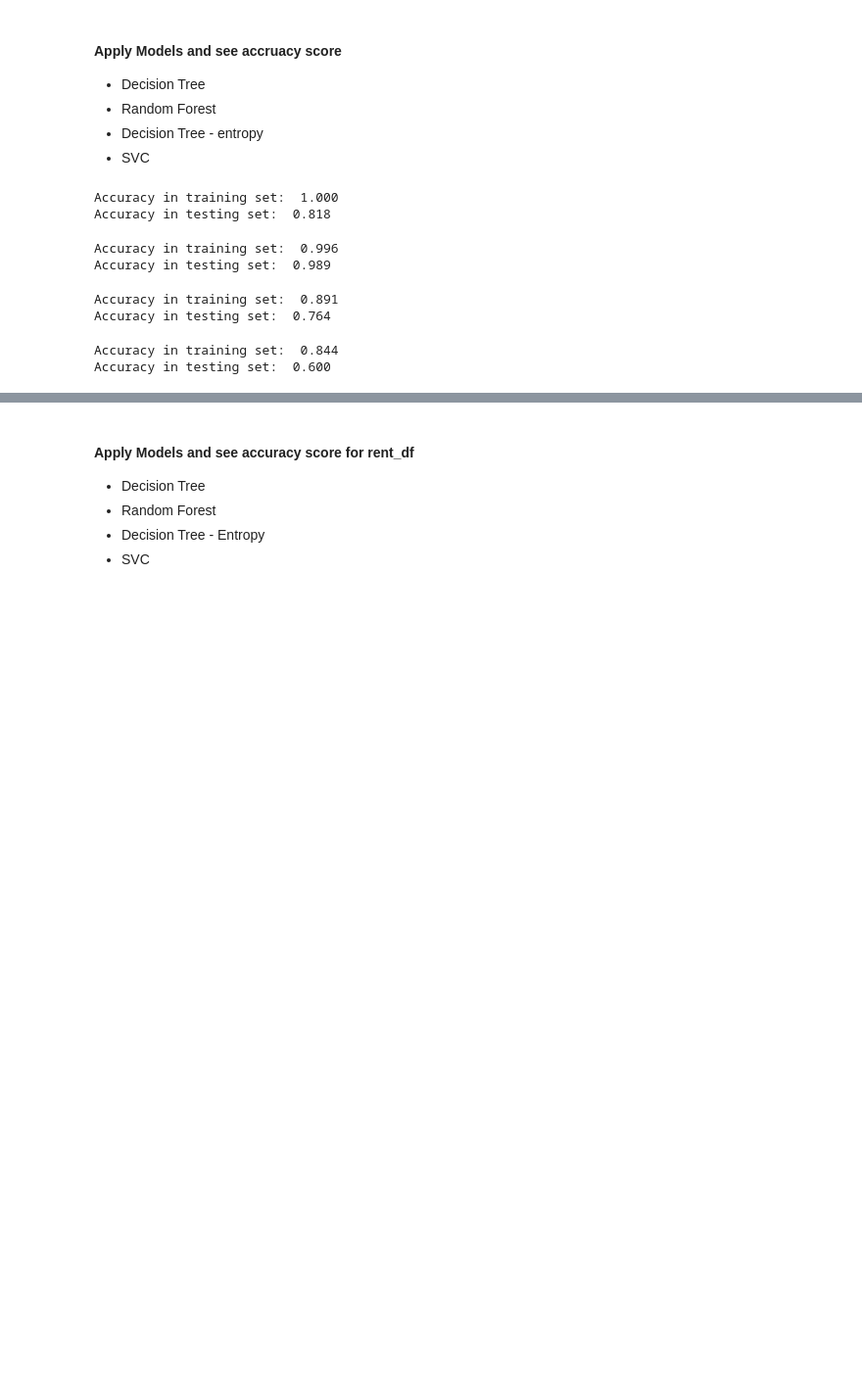
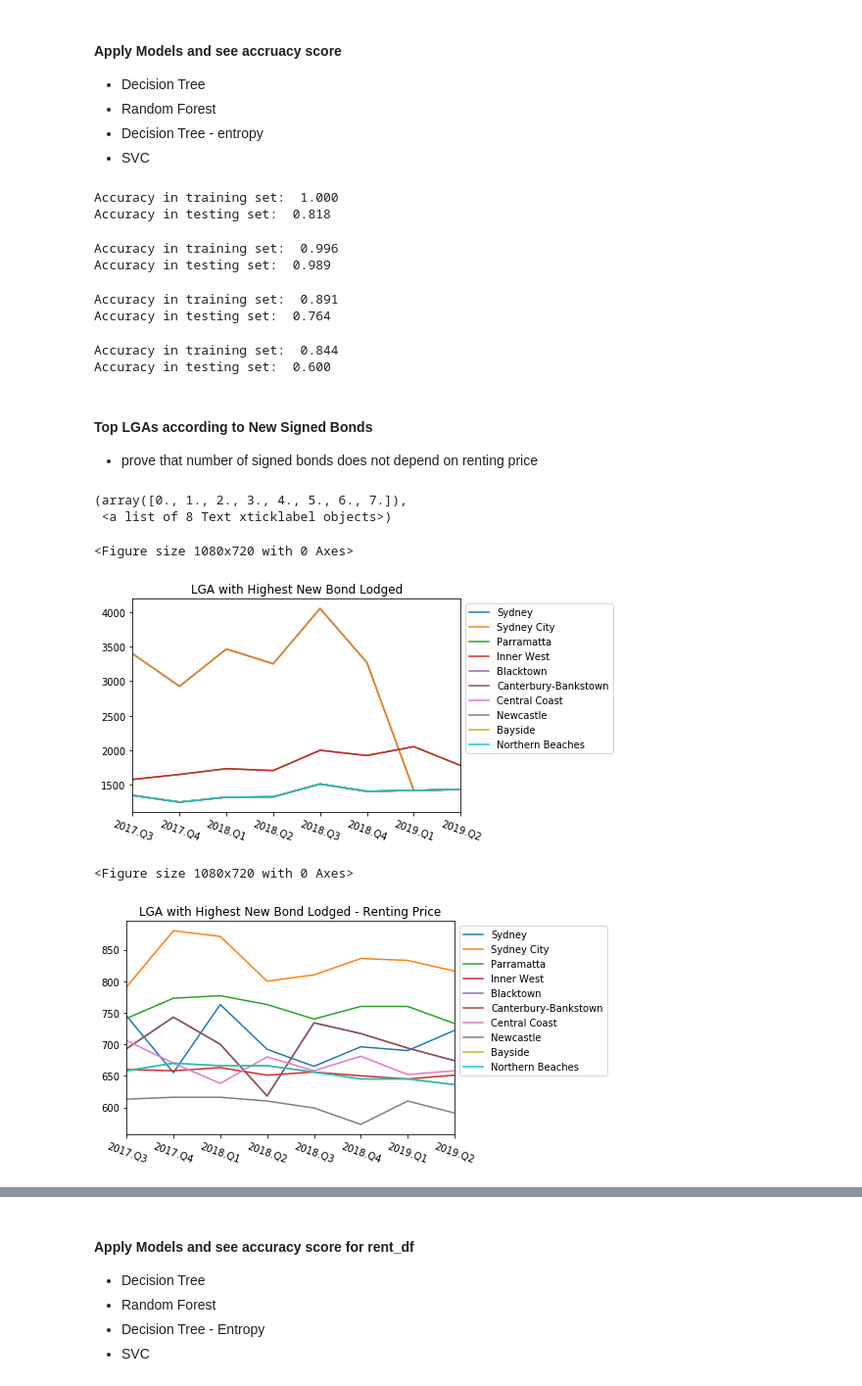
Before and after one commit to alyssa-raphaella/ITEC657_Project_GroupB, a Jupyter notebook: Rent_Data_ntbk.ipynb, the cells around one changed output, grey strips where cells are left out. Shown: that part at 98% size. Cells and saved outputs as stored; diff of their text form; code cells hidden in the pictures; blank space fills up the shorter version.

Commit message:
Added relationship between Renting Price per LGA and New Bond Lodged, to prove that Bond Lodged is not affected by price

```diff
--- a/Rent_Data_ntbk.ipynb
+++ b/Rent_Data_ntbk.ipynb
@@ -175,7 +169,7 @@ plt.xticks(rotation=-20)
 #### Get all LGAs and Mean QNB per year and quarter
 # %%
 LGA_list = sort_df['LGA'].unique()
-all_LGA_arr = []
+all_mean_arr = []
 # %%
 for x in range(len(LGA_list)):
     name = LGA_list[x]
@@ -225,13 +219,13 @@ for x in range(len(LGA_list)):
                     Q1_17, Q2_17, Q3_17, Q4_17, Q1_18, Q2_18, Q3_18, Q4_18,
                     Q1_19, Q2_19))
 # %%
-all_LGA_df = pd.DataFrame.from_records(all_LGA_arr)
-all_LGA_df.columns = ['LGA', '2015.Q1', '2015.Q2', '2015.Q3', '2015.Q4', '2016.Q1', '2016.Q2', '2016.Q3', '2016.Q4',
+all_mean_df = pd.DataFrame.from_records(all_mean_arr)
+all_mean_df.columns = ['LGA', '2015.Q1', '2015.Q2', '2015.Q3', '2015.Q4', '2016.Q1', '2016.Q2', '2016.Q3', '2016.Q4',
                       '2017.Q1', '2017.Q2', '2017.Q3', '2017.Q4', '2018.Q1', '2018.Q2', '2018.Q3', '2018.Q4',
                       '2019.Q1', '2019.Q2']
-all_LGA_df.index = all_LGA_df['LGA']
+all_mean_df.index = all_mean_df['LGA']
 #all_LGA_df = all_LGA_df.drop('LGA', axis=1)
 
 ### remove columns for the graph to look nice ###
-all_LGA_df = all_LGA_df.drop(['2015.Q1', '2015.Q2', '2015.Q3', '2015.Q4', '2016.Q1', '2016.Q2', '2016.Q3', '2016.Q4',
+all_mean_df = all_mean_df.drop(['2015.Q1', '2015.Q2', '2015.Q3', '2015.Q4', '2016.Q1', '2016.Q2', '2016.Q3', '2016.Q4',
                       '2017.Q1', '2017.Q2'], axis=1)
@@ -271,8 +257,8 @@ from sklearn.model_selection import train_test_split
 
 cols = np.array(['2017.Q3', '2017.Q4', '2018.Q1', '2018.Q2', '2018.Q3', '2018.Q4',
                       '2019.Q1'])
-X = all_LGA_df[cols]
-y = all_LGA_df['2019.Q2']
+X = all_mean_df[cols]
+y = all_mean_df['2019.Q2']
 
 X_train, X_test, y_train, y_test = train_test_split(X, y, random_state=42, test_size = 0.3)
 # %%
@@ -328,3 +314,11 @@ print("Accuracy in testing set: {: .3f}". format(svc.score(X_test, y_test)))
 # %% [output]
 Accuracy in training set:  0.844
 Accuracy in testing set:  0.600
+# %% [markdown]
+#### Top LGAs according to New Signed Bonds
+* prove that number of signed bonds does not depend on renting price
+# %%
+### remove Total column from LGA, and get unique LGA values ###
+sort_df = rent_df[rent_df['LGA']!='Total']
+top_NB = sort_df.sort_values(by="NB Lodged", ascending = False)['LGA'].unique()[:10]
+top_NB_arr = []
@@ -330,0 +424,43 @@ Accuracy in testing set:  0.600
+# %%
+### Graph LGA ###
+top_NB_df = pd.DataFrame.from_records(top_NB_arr)
+top_NB_df.columns = ['LGA', '2015.Q1', '2015.Q2', '2015.Q3', '2015.Q4', '2016.Q1', '2016.Q2', '2016.Q3', '2016.Q4',
+                      '2017.Q1', '2017.Q2', '2017.Q3', '2017.Q4', '2018.Q1', '2018.Q2', '2018.Q3', '2018.Q4',
+                      '2019.Q1', '2019.Q2']
+top_NB_df.index = top_NB_df['LGA']
+top_NB_df = top_NB_df.drop('LGA', axis=1)
+
+### remove columns for the graph to look nice ###
+top_NB_df = top_NB_df.drop(['2015.Q1', '2015.Q2', '2015.Q3', '2015.Q4', '2016.Q1', '2016.Q2', '2016.Q3', '2016.Q4',
+                      '2017.Q1', '2017.Q2'], axis=1)
+### MEAN ###
+### Graph LGA ###
+top_mean_df = pd.DataFrame.from_records(top_mean_arr)
+top_mean_df.columns = ['LGA', '2015.Q1', '2015.Q2', '2015.Q3', '2015.Q4', '2016.Q1', '2016.Q2', '2016.Q3', '2016.Q4',
+                      '2017.Q1', '2017.Q2', '2017.Q3', '2017.Q4', '2018.Q1', '2018.Q2', '2018.Q3', '2018.Q4',
+                      '2019.Q1', '2019.Q2']
+top_mean_df.index = top_mean_df['LGA']
+top_mean_df = top_mean_df.drop('LGA', axis=1)
+
+### remove columns for the graph to look nice ###
+top_mean_df = top_mean_df.drop(['2015.Q1', '2015.Q2', '2015.Q3', '2015.Q4', '2016.Q1', '2016.Q2', '2016.Q3', '2016.Q4',
+                      '2017.Q1', '2017.Q2'], axis=1)
+
+plt.figure(figsize=(15,10))
+top_NB_df.transpose().plot()
+plt.title('LGA with Highest New Bond Lodged')
+plt.legend(bbox_to_anchor=(1, 1), loc=2)
+plt.xticks(rotation=-20)
+
+plt.figure(figsize=(15,10))
+top_mean_df.transpose().plot()
+plt.title('LGA with Highest New Bond Lodged - Renting Price')
+plt.legend(bbox_to_anchor=(1, 1), loc=2)
+plt.xticks(rotation=-20)
+# %% [output]
+(array([0., 1., 2., 3., 4., 5., 6., 7.]),
+ <a list of 8 Text xticklabel objects>)
+<Figure size 1080x720 with 0 Axes>
+[figure, added]
+<Figure size 1080x720 with 0 Axes>
+[figure, added]
```
Also changed, not shown: parts of 13 cells of this notebook.
